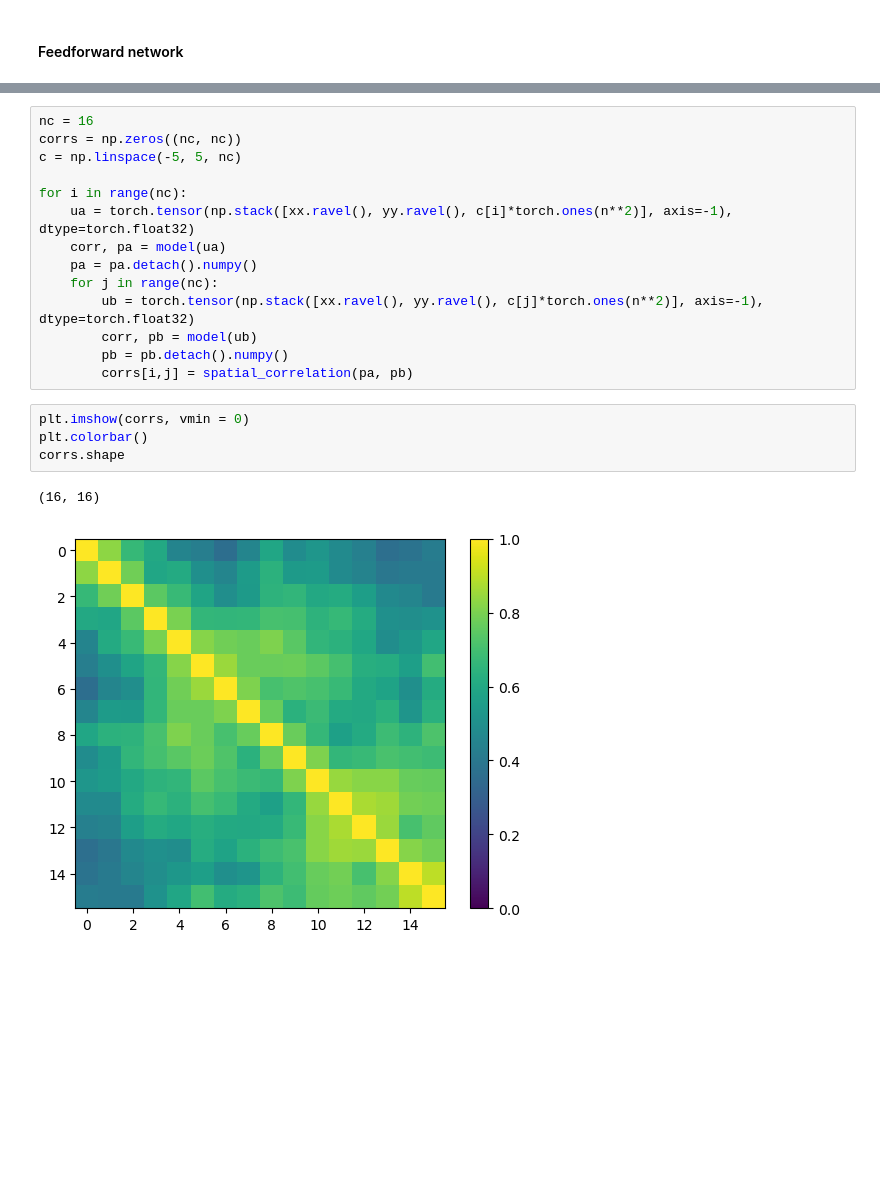
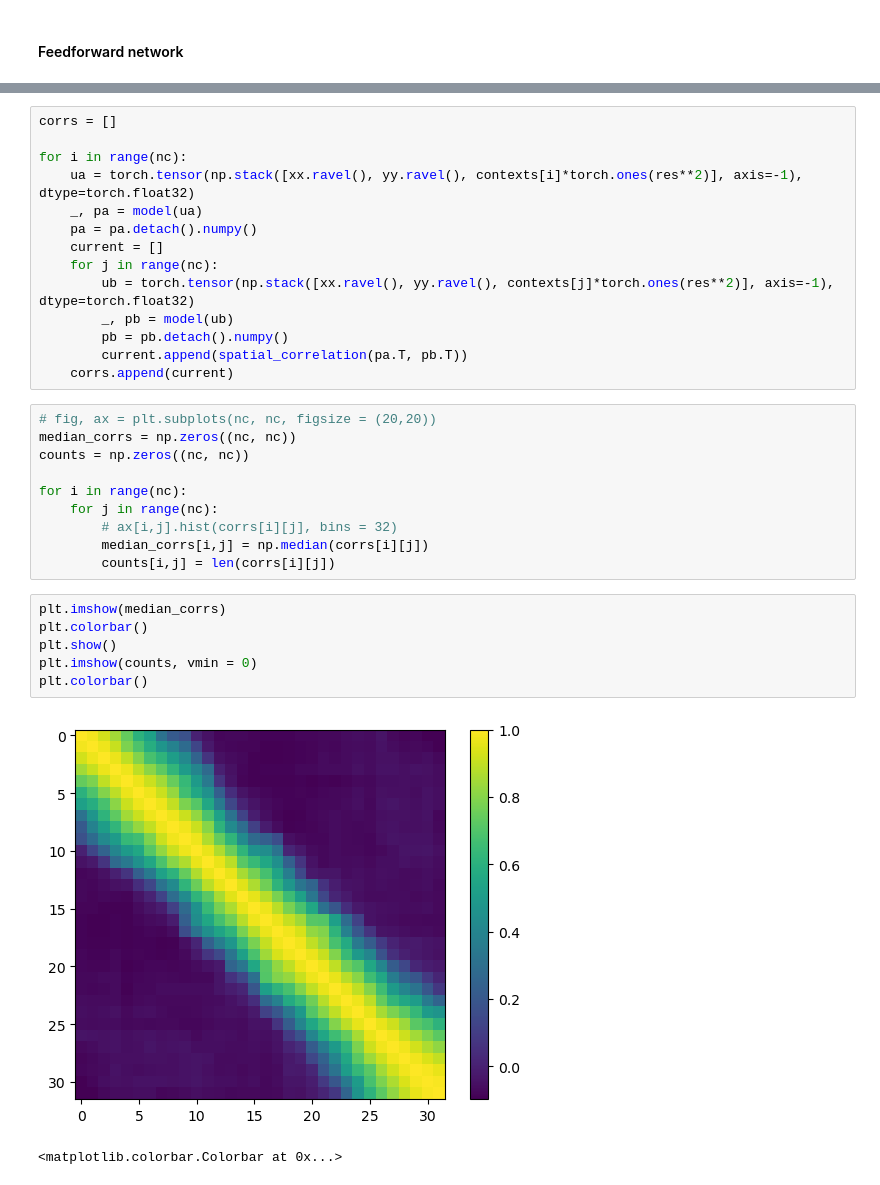
Before and after one commit to bioAI-Oslo/ConjunctiveRepresentations, a Jupyter notebook: remapping_experiments/gradual_dual_context.ipynb, the cells around one changed output, grey strips where cells are left out. Cells and saved outputs as stored; diff of their text form; blank space fills up the shorter version.

```diff
--- a/remapping_experiments/gradual_dual_context.ipynb
+++ b/remapping_experiments/gradual_dual_context.ipynb
@@ -58,21 +46,33 @@ plt.subplots_adjust(hspace=0, wspace=0.1)
 # %%
-nc = 16
-corrs = np.zeros((nc, nc))
-c = np.linspace(-5, 5, nc)
+corrs = []
 
 for i in range(nc):
-    ua = torch.tensor(np.stack([xx.ravel(), yy.ravel(), c[i]*torch.ones(n**2)], axis=-1), dtype=torch.float32)
-    corr, pa = model(ua)
+    ua = torch.tensor(np.stack([xx.ravel(), yy.ravel(), contexts[i]*torch.ones(res**2)], axis=-1), dtype=torch.float32)
+    _, pa = model(ua)
     pa = pa.detach().numpy()
+    current = []
     for j in range(nc):
-        ub = torch.tensor(np.stack([xx.ravel(), yy.ravel(), c[j]*torch.ones(n**2)], axis=-1), dtype=torch.float32)
-        corr, pb = model(ub)
+        ub = torch.tensor(np.stack([xx.ravel(), yy.ravel(), contexts[j]*torch.ones(res**2)], axis=-1), dtype=torch.float32)
+        _, pb = model(ub)
         pb = pb.detach().numpy()
-        corrs[i,j] = spatial_correlation(pa, pb)
+        current.append(spatial_correlation(pa.T, pb.T))
+    corrs.append(current)
+# %%
+# fig, ax = plt.subplots(nc, nc, figsize = (20,20))
+median_corrs = np.zeros((nc, nc))
+counts = np.zeros((nc, nc))
+
+for i in range(nc):
+    for j in range(nc):
+        # ax[i,j].hist(corrs[i][j], bins = 32)
+        median_corrs[i,j] = np.median(corrs[i][j])
+        counts[i,j] = len(corrs[i][j])
 # %%
-plt.imshow(corrs, vmin = 0)
+plt.imshow(median_corrs)
 plt.colorbar()
-corrs.shape
+plt.show()
+plt.imshow(counts, vmin = 0)
+plt.colorbar()
 # %% [output]
+[figure, new version]
-(16, 16)
+<matplotlib.colorbar.Colorbar at 0x...>
-[figure, old version]
```
Also changed, not shown: parts of 7 cells of this notebook, 14 other files.
